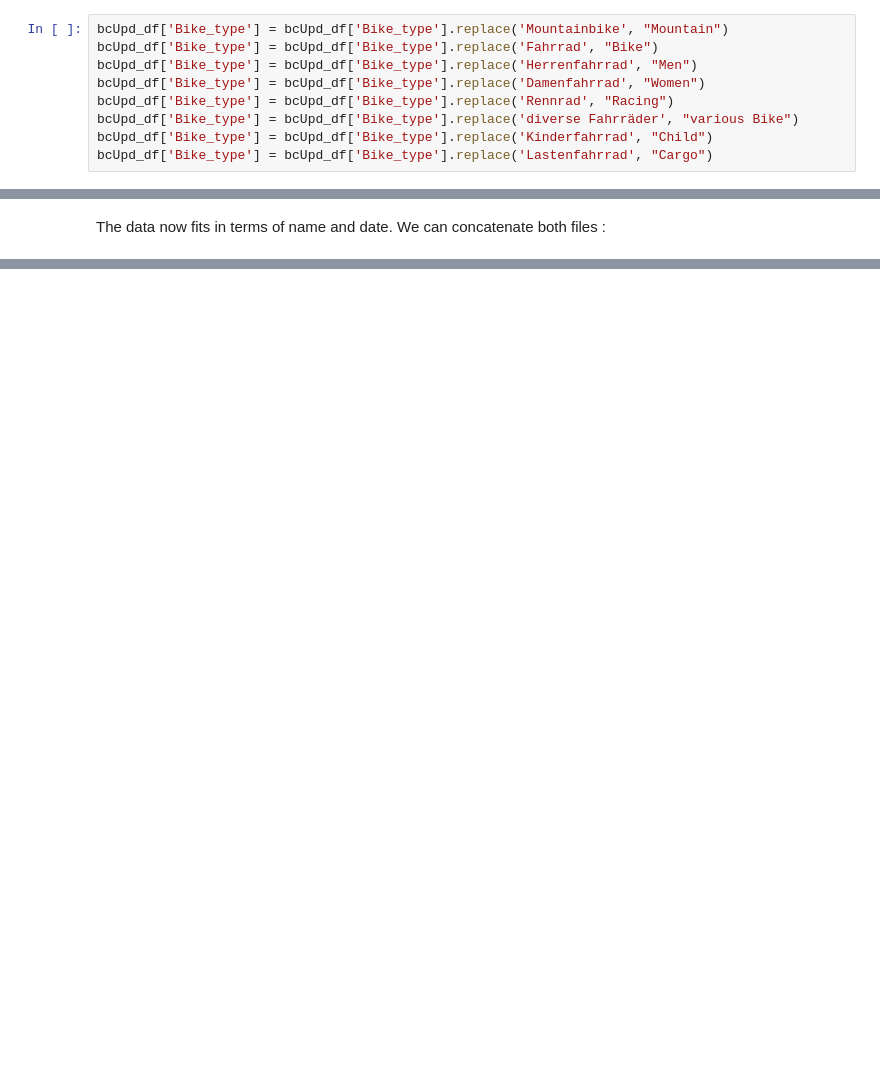
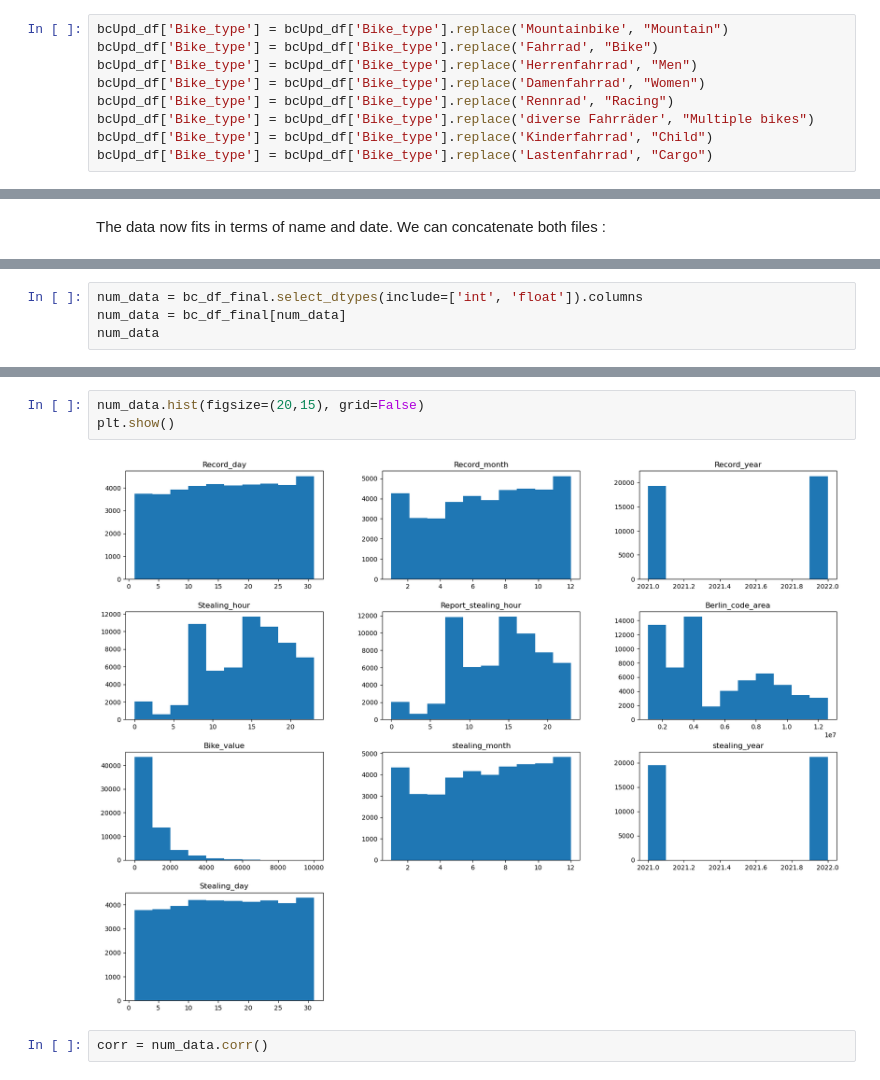
Before and after one commit to LaurensDu/bike_crime_berlin_project, a Jupyter notebook: original_data_Working portfolio/David draft/Bike_crime Berlin_[MDP]_DGU&LDU.ipynb, the cells around one changed output, grey strips where cells are left out. Saved outputs shown, nothing was run; the diff lists cells and outputs as text; blank space fills up the shorter version.

```diff
--- a/original_data_Working portfolio/David draft/Bike_crime Berlin_[MDP]_DGU&LDU.ipynb
+++ b/original_data_Working portfolio/David draft/Bike_crime Berlin_[MDP]_DGU&LDU.ipynb
@@ -154,6 +136,6 @@ bcUpd_df['Bike_type'] = bcUpd_df['Bike_type'].replace('Fahrrad', "Bike")
 bcUpd_df['Bike_type'] = bcUpd_df['Bike_type'].replace('Herrenfahrrad', "Men")
 bcUpd_df['Bike_type'] = bcUpd_df['Bike_type'].replace('Damenfahrrad', "Women")
 bcUpd_df['Bike_type'] = bcUpd_df['Bike_type'].replace('Rennrad', "Racing")
-bcUpd_df['Bike_type'] = bcUpd_df['Bike_type'].replace('diverse Fahrräder', "various Bike")
+bcUpd_df['Bike_type'] = bcUpd_df['Bike_type'].replace('diverse Fahrräder', "Multiple bikes")
 bcUpd_df['Bike_type'] = bcUpd_df['Bike_type'].replace('Kinderfahrrad', "Child")
 bcUpd_df['Bike_type'] = bcUpd_df['Bike_type'].replace('Lastenfahrrad', "Cargo")
@@ -233,0 +207,4 @@ bc_df_final = pd.concat([bc_df_final,bcUpd_df], axis=0)
+# %%
+num_data = bc_df_final.select_dtypes(include=['int', 'float']).columns
+num_data = bc_df_final[num_data]
+num_data
@@ -233,0 +243,7 @@ bc_df_final = pd.concat([bc_df_final,bcUpd_df], axis=0)
+# %%
+num_data.hist(figsize=(20,15), grid=False)
+plt.show()
+# %% [output]
+[figure, added]
+# %%
+corr = num_data.corr()
```
Also changed, not shown: parts of 29 cells of this notebook.
